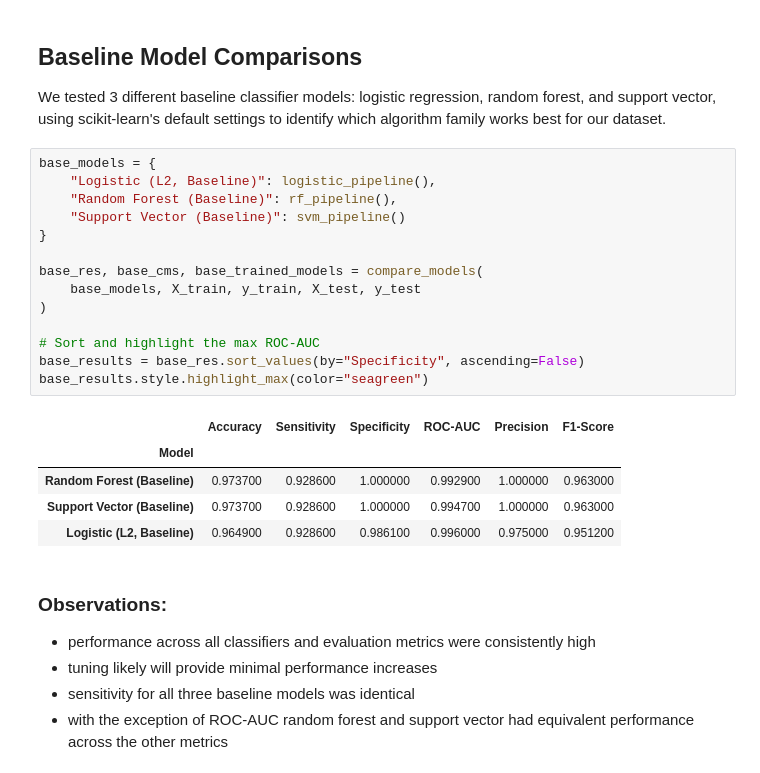
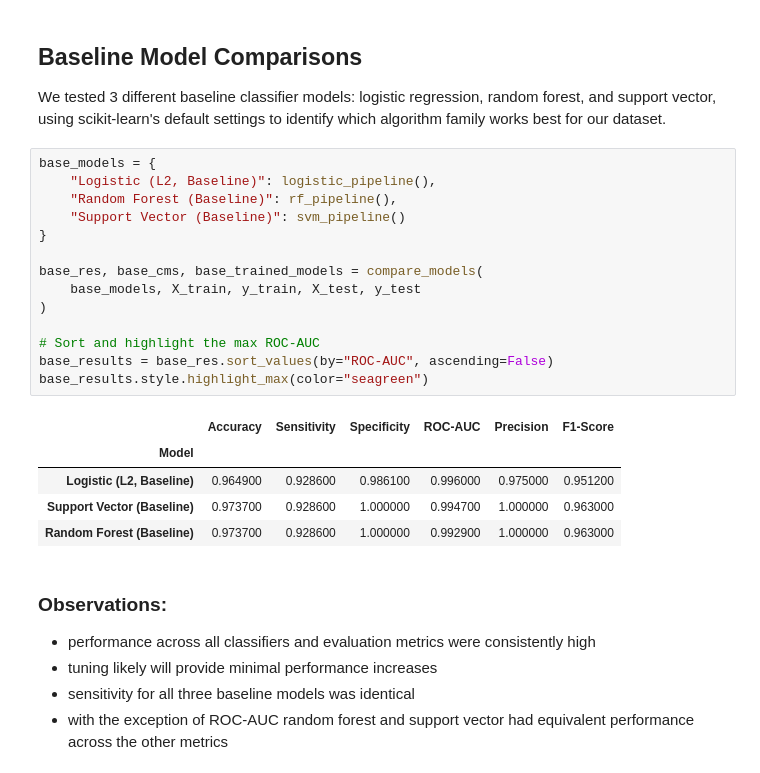
Before and after one commit to sarahcreighton/breast-cancer-classifier, a Jupyter notebook: notebooks/02_modelling.ipynb, the cells around one changed output. Saved outputs shown, nothing was run; the diff lists cells and outputs as text.

```diff
--- a/notebooks/02_modelling.ipynb
+++ b/notebooks/02_modelling.ipynb
@@ -115,23 +115,23 @@ We tested 3 different baseline classifier models: logistic regression, random fo
 # %%
 base_models = {
     "Logistic (L2, Baseline)": logistic_pipeline(),
     "Random Forest (Baseline)": rf_pipeline(),
     "Support Vector (Baseline)": svm_pipeline()
 }
 
 base_res, base_cms, base_trained_models = compare_models(
     base_models, X_train, y_train, X_test, y_test
 )
 
 # Sort and highlight the max ROC-AUC
-base_results = base_res.sort_values(by="Specificity", ascending=False)
+base_results = base_res.sort_values(by="ROC-AUC", ascending=False)
 base_results.style.highlight_max(color="seagreen")
 # %% [output]
 |  | Accuracy | Sensitivity | Specificity | ROC-AUC | Precision | F1-Score |
 | Model |  |  |  |  |  |  |
+| Logistic (L2, Baseline) | 0.964900 | 0.928600 | 0.986100 | 0.996000 | 0.975000 | 0.951200 |
+| Support Vector (Baseline) | 0.973700 | 0.928600 | 1.000000 | 0.994700 | 1.000000 | 0.963000 |
 | Random Forest (Baseline) | 0.973700 | 0.928600 | 1.000000 | 0.992900 | 1.000000 | 0.963000 |
-| Support Vector (Baseline) | 0.973700 | 0.928600 | 1.000000 | 0.994700 | 1.000000 | 0.963000 |
-| Logistic (L2, Baseline) | 0.964900 | 0.928600 | 0.986100 | 0.996000 | 0.975000 | 0.951200 |
 # %% [markdown]
 ### Observations:
 - performance across all classifiers and evaluation metrics were consistently high
```
Also changed, not shown: parts of 3 cells of this notebook, 9 other files.
